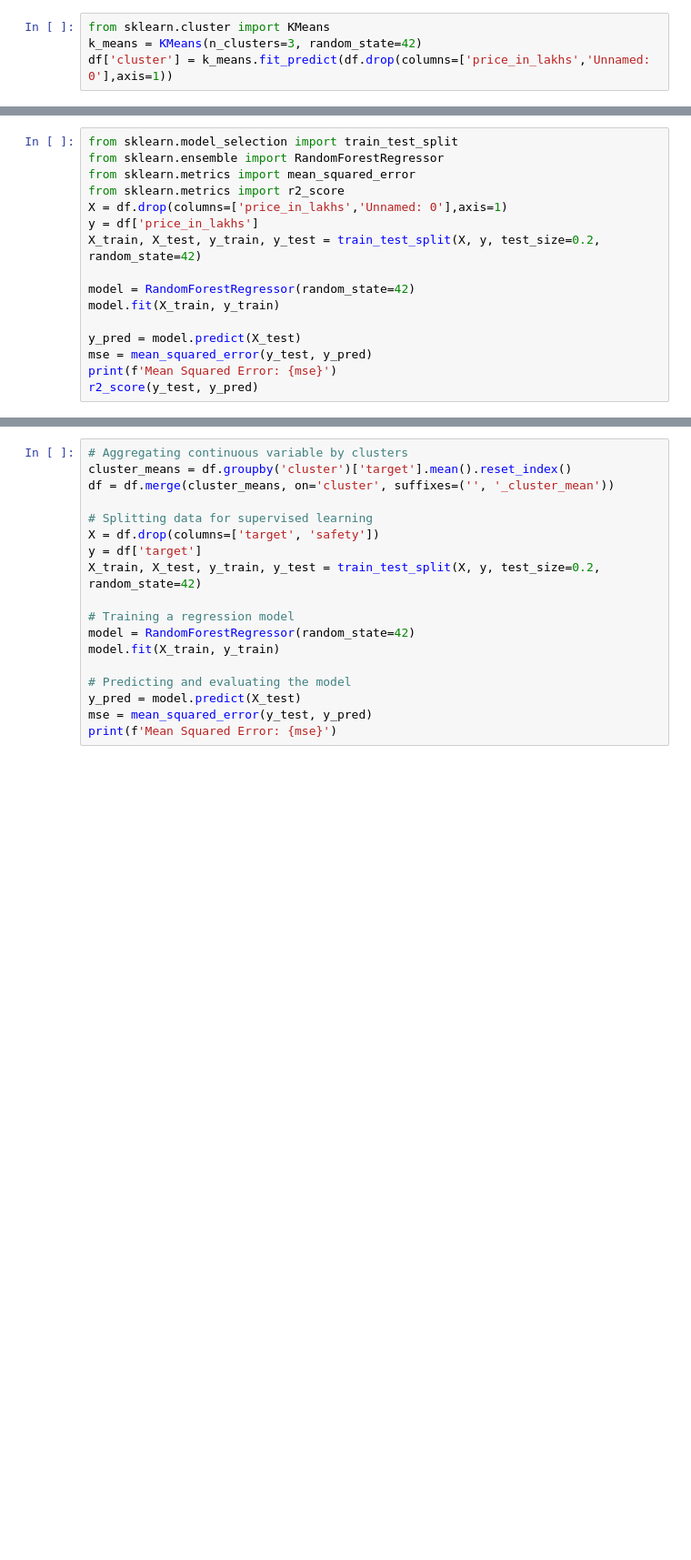
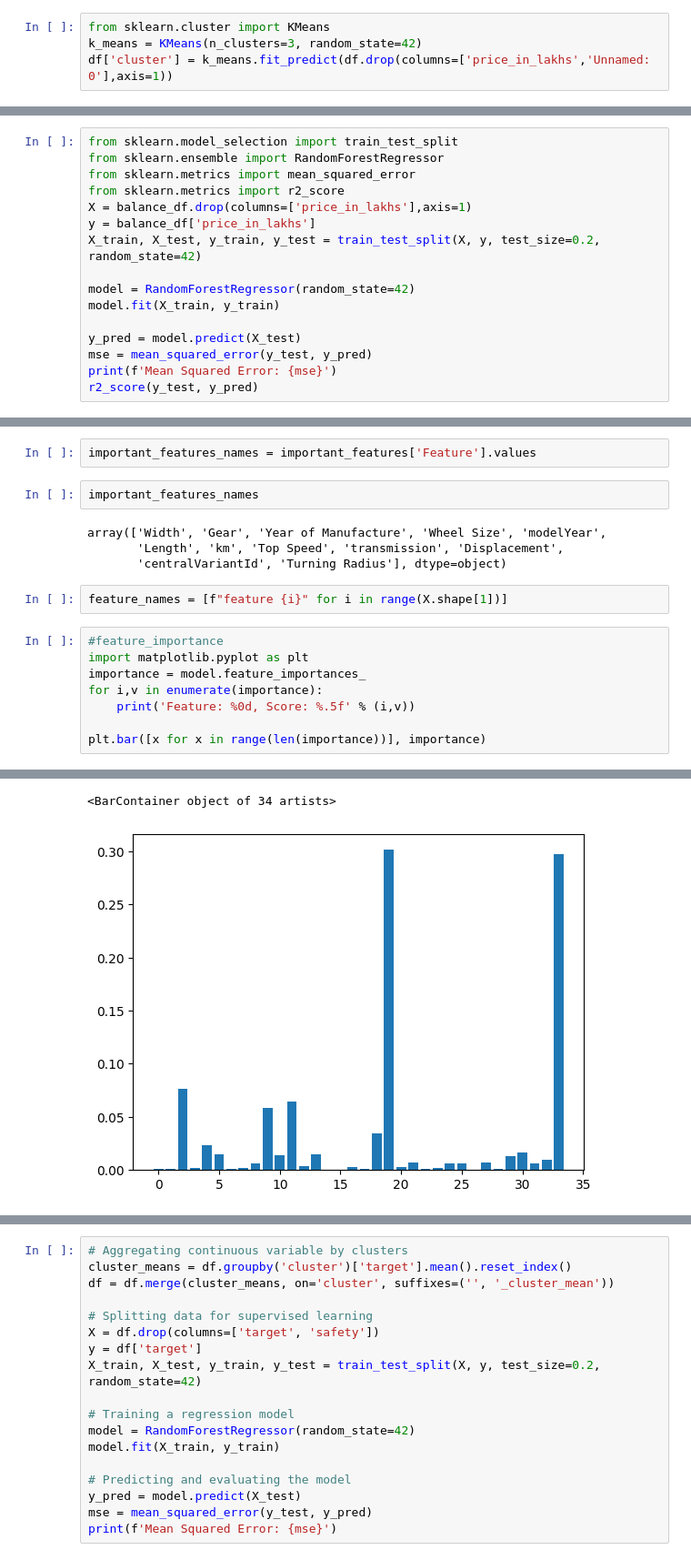
Before and after one commit to Aravinth-Megnath/Used_Car_price_prediction, a Jupyter notebook: Notebooks/clustering.ipynb, the cells around one changed output, grey strips where cells are left out. Shown at 91% size. Cells and saved outputs as stored; diff of their text form; blank space fills up the shorter version.

Commit message:
model development

```diff
--- a/Notebooks/clustering.ipynb
+++ b/Notebooks/clustering.ipynb
@@ -87,8 +132,8 @@ from sklearn.model_selection import train_test_split
 from sklearn.ensemble import RandomForestRegressor
 from sklearn.metrics import mean_squared_error
 from sklearn.metrics import r2_score
-X = df.drop(columns=['price_in_lakhs','Unnamed: 0'],axis=1)
-y = df['price_in_lakhs']
+X = balance_df.drop(columns=['price_in_lakhs'],axis=1)
+y = balance_df['price_in_lakhs']
 X_train, X_test, y_train, y_test = train_test_split(X, y, test_size=0.2, random_state=42)
 
 model = RandomForestRegressor(random_state=42)
@@ -103,0 +189,19 @@ Mean Squared Error: 3749.6816981250986
+# %%
+important_features_names = important_features['Feature'].values
+# %%
+important_features_names
+# %% [output]
+array(['Width', 'Gear', 'Year of Manufacture', 'Wheel Size', 'modelYear',
+       'Length', 'km', 'Top Speed', 'transmission', 'Displacement',
+       'centralVariantId', 'Turning Radius'], dtype=object)
+# %%
+feature_names = [f"feature {i}" for i in range(X.shape[1])]
+# %%
+#feature_importance
+import matplotlib.pyplot as plt
+importance = model.feature_importances_
+for i,v in enumerate(importance):
+    print('Feature: %0d, Score: %.5f' % (i,v))
+
+plt.bar([x for x in range(len(importance))], importance)
+# %% [output]
@@ -103,0 +225,2 @@ Mean Squared Error: 3749.6816981250986
+<BarContainer object of 34 artists>
+[figure, added]
```
Also changed, not shown: parts of 14 cells of this notebook, 2 other files.
